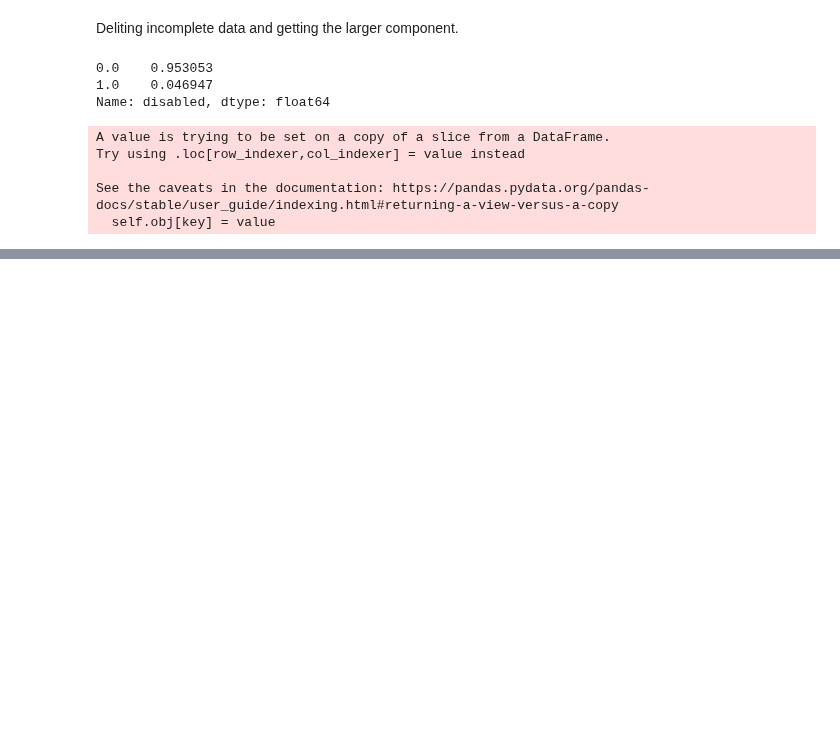
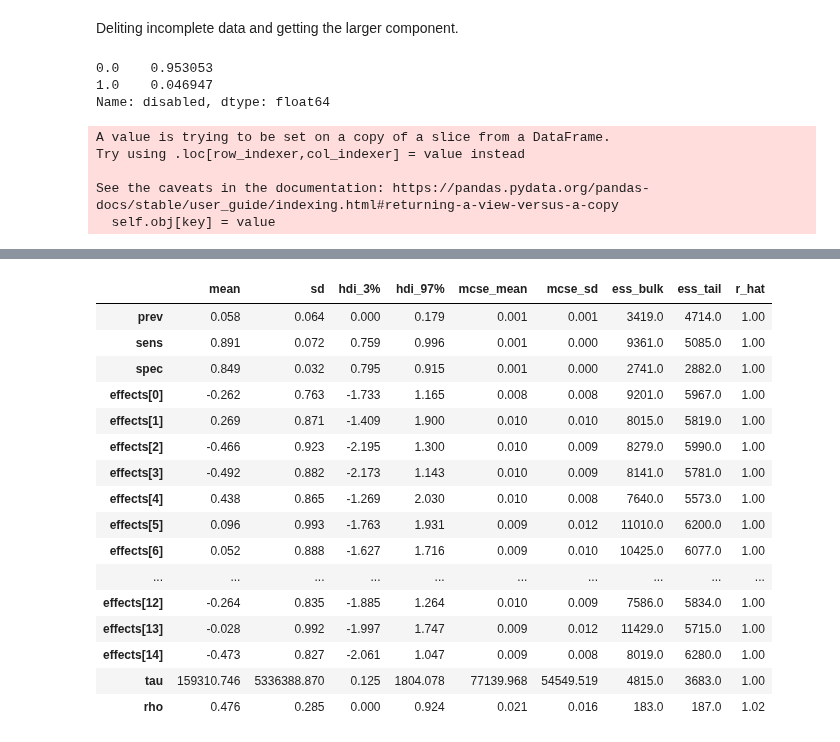
Before and after one commit to lucasmoschen/rds-bayesian-analysis-tcc, a Jupyter notebook: notebooks_book/project_90.ipynb, the cells around one changed output, grey strips where cells are left out. Cells and saved outputs as stored; diff of their text form; code cells hidden in the pictures; blank space fills up the shorter version.

```diff
--- a/notebooks_book/project_90.ipynb
+++ b/notebooks_book/project_90.ipynb
@@ -336,0 +360,8 @@ rds_sample.nodes
+# %%
+n_samples = 500
+gen_graph = GenerateData()
+rds_sample = gen_graph.RDS_generator(graph = subgraph, seed=2515,
+                                     n_seeds=10, sample_size = n_samples,
+                                     probs = [1/3,1/6,1/6,1/3], R=0)
+rds_sample.remove_nodes_from(list(nx.isolates(rds_sample)))
+rds_data = df.loc[list(rds_sample.nodes)]
@@ -336,0 +385,35 @@ rds_sample.nodes
+# %%
+A = nx.adjacency_matrix(rds_sample.to_undirected()).toarray()
+data = {
+    "n_samples"    : rds_data.shape[0],
+    "n_predictors" : rds_data.shape[1]-1,
+    "Y"            : rds_data['test'],
+    "X"            : rds_data.drop(columns='test').values,
+    "adj_matrix"   : A,
+    "adj_pairs"    : int(A.sum()//2)
+}
+
+data.update({
+    "Sigma"        : np.eye(15),
+    "mu"           : np.zeros(15),
+    "alpha_p"      : 1,
+    "beta_p"       : 1,
+    "alpha_s"      : 18,
+    "beta_s"       : 2,
+    "alpha_e"      : 18,
+    "beta_e"       : 2,
+
+    "tau_prior"    : 1,
+    "alpha_tau"    : 0.5,
+    "beta_tau"     : 0.5,
+    "lambda_tau"   : np.log(10),
+    "M_sigma"      : 10000,
+    "alpha_rho"    : 1,
+    "beta_rho"     : 1
+})
+# %%
+%%time
+fit_imperfect_rds = rds_model.sampling(data=data, warmup=2000,
+                                       iter=4000, pars=('prev', 'sens', 'spec', 'effects', 'tau', 'rho',),
+                                       control={'max_treedepth': 11})
+summary = az.summary(fit_imperfect_rds)
@@ -336,0 +423,20 @@ rds_sample.nodes
+# %%
+summary
+# %% [output]
+|  | mean | sd | hdi_3% | hdi_97% | mcse_mean | mcse_sd | ess_bulk | ess_tail | r_hat |
+| prev | 0.058 | 0.064 | 0.000 | 0.179 | 0.001 | 0.001 | 3419.0 | 4714.0 | 1.00 |
+| sens | 0.891 | 0.072 | 0.759 | 0.996 | 0.001 | 0.000 | 9361.0 | 5085.0 | 1.00 |
+| spec | 0.849 | 0.032 | 0.795 | 0.915 | 0.001 | 0.000 | 2741.0 | 2882.0 | 1.00 |
+| effects[0] | -0.262 | 0.763 | -1.733 | 1.165 | 0.008 | 0.008 | 9201.0 | 5967.0 | 1.00 |
+| effects[1] | 0.269 | 0.871 | -1.409 | 1.900 | 0.010 | 0.010 | 8015.0 | 5819.0 | 1.00 |
+| effects[2] | -0.466 | 0.923 | -2.195 | 1.300 | 0.010 | 0.009 | 8279.0 | 5990.0 | 1.00 |
+| effects[3] | -0.492 | 0.882 | -2.173 | 1.143 | 0.010 | 0.009 | 8141.0 | 5781.0 | 1.00 |
+| effects[4] | 0.438 | 0.865 | -1.269 | 2.030 | 0.010 | 0.008 | 7640.0 | 5573.0 | 1.00 |
+| effects[5] | 0.096 | 0.993 | -1.763 | 1.931 | 0.009 | 0.012 | 11010.0 | 6200.0 | 1.00 |
+| effects[6] | 0.052 | 0.888 | -1.627 | 1.716 | 0.009 | 0.010 | 10425.0 | 6077.0 | 1.00 |
+| ... | ... | ... | ... | ... | ... | ... | ... | ... | ... |
+| effects[12] | -0.264 | 0.835 | -1.885 | 1.264 | 0.010 | 0.009 | 7586.0 | 5834.0 | 1.00 |
+| effects[13] | -0.028 | 0.992 | -1.997 | 1.747 | 0.009 | 0.012 | 11429.0 | 5715.0 | 1.00 |
+| effects[14] | -0.473 | 0.827 | -2.061 | 1.047 | 0.009 | 0.008 | 8019.0 | 6280.0 | 1.00 |
+| tau | 159310.746 | 5336388.870 | 0.125 | 1804.078 | 77139.968 | 54549.519 | 4815.0 | 3683.0 | 1.00 |
+| rho | 0.476 | 0.285 | 0.000 | 0.924 | 0.021 | 0.016 | 183.0 | 187.0 | 1.02 |
```
Also changed, not shown: parts of 18 cells of this notebook, 4 other files.
